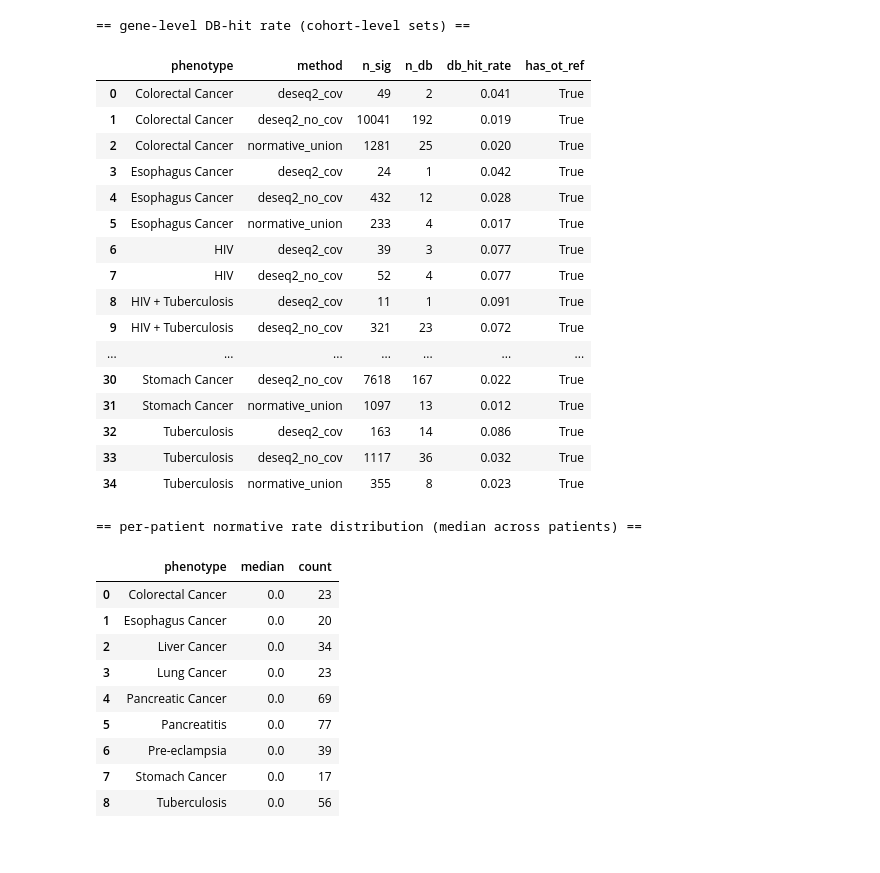
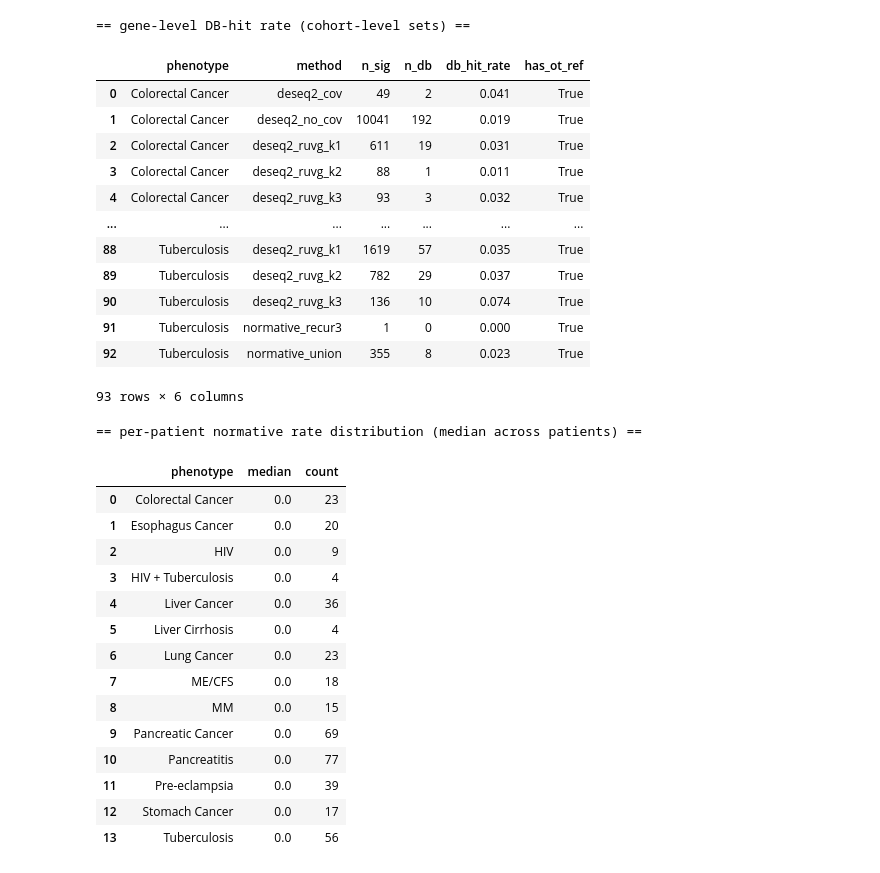
Before and after one commit to jmj3078/cfRNA_Disentaglement, a Jupyter notebook: MixedEffectsModeling/5_deseq2_group_comparison.ipynb, the cells around one changed output. Drawn from its saved outputs; the diff is of its cells as text; code cells hidden in the pictures.

```diff
--- a/MixedEffectsModeling/5_deseq2_group_comparison.ipynb
+++ b/MixedEffectsModeling/5_deseq2_group_comparison.ipynb
@@ -15,41 +159,46 @@ from MixedEffectsModeling.Benchmark import db_hit_compare as dc
 # %%
-if os.path.exists(config.ROOT / 'MixedEffectsModeling' / 'Benchmark' / 'gene_level_db_hits.csv'):
-    rates = pd.read_csv(config.ROOT / 'MixedEffectsModeling' / 'Benchmark' / 'gene_level_db_hits.csv')
-    persample_summary = pd.read_csv(config.ROOT / 'MixedEffectsModeling' / 'Benchmark' / 'gene_level_db_hits_per_sample_summary.csv')
+GENE_RATES_PATH = config.ROOT / 'MixedEffectsModeling' / 'Benchmark' / 'gene_db_hit_rates.csv'
+GENE_PERSAMPLE_PATH = config.ROOT / 'MixedEffectsModeling' / 'Benchmark' / 'gene_db_hit_rates_persample.csv'
+if os.path.exists(GENE_RATES_PATH):
+    rates = pd.read_csv(GENE_RATES_PATH)
+    persample = pd.read_csv(GENE_PERSAMPLE_PATH)
+    persample_summary = (persample[persample.has_ot_ref].groupby('phenotype')['db_hit_rate']
+                          .agg(['median', 'count']).reset_index())
 else:
     rates, persample_summary = dc.gene_level_db_hits(save=True)
 print('== gene-level DB-hit rate (cohort-level sets) ==')
 display(rates[rates.has_ot_ref].sort_values(['phenotype', 'method']).reset_index(drop=True))
 print()
 print('== per-patient normative rate distribution (median across patients) ==')
 display(persample_summary)
 # %% [output]
 == gene-level DB-hit rate (cohort-level sets) ==
 |  | phenotype | method | n_sig | n_db | db_hit_rate | has_ot_ref |
 | 0 | Colorectal Cancer | deseq2_cov | 49 | 2 | 0.041 | True |
 | 1 | Colorectal Cancer | deseq2_no_cov | 10041 | 192 | 0.019 | True |
-| 2 | Colorectal Cancer | normative_union | 1281 | 25 | 0.020 | True |
-| 3 | Esophagus Cancer | deseq2_cov | 24 | 1 | 0.042 | True |
-| 4 | Esophagus Cancer | deseq2_no_cov | 432 | 12 | 0.028 | True |
-| 5 | Esophagus Cancer | normative_union | 233 | 4 | 0.017 | True |
-| 6 | HIV | deseq2_cov | 39 | 3 | 0.077 | True |
-| 7 | HIV | deseq2_no_cov | 52 | 4 | 0.077 | True |
-| 8 | HIV + Tuberculosis | deseq2_cov | 11 | 1 | 0.091 | True |
-| 9 | HIV + Tuberculosis | deseq2_no_cov | 321 | 23 | 0.072 | True |
+| 2 | Colorectal Cancer | deseq2_ruvg_k1 | 611 | 19 | 0.031 | True |
+| 3 | Colorectal Cancer | deseq2_ruvg_k2 | 88 | 1 | 0.011 | True |
+| 4 | Colorectal Cancer | deseq2_ruvg_k3 | 93 | 3 | 0.032 | True |
 | ... | ... | ... | ... | ... | ... | ... |
-| 30 | Stomach Cancer | deseq2_no_cov | 7618 | 167 | 0.022 | True |
-| 31 | Stomach Cancer | normative_union | 1097 | 13 | 0.012 | True |
-| 32 | Tuberculosis | deseq2_cov | 163 | 14 | 0.086 | True |
-| 33 | Tuberculosis | deseq2_no_cov | 1117 | 36 | 0.032 | True |
-| 34 | Tuberculosis | normative_union | 355 | 8 | 0.023 | True |
+| 88 | Tuberculosis | deseq2_ruvg_k1 | 1619 | 57 | 0.035 | True |
+| 89 | Tuberculosis | deseq2_ruvg_k2 | 782 | 29 | 0.037 | True |
+| 90 | Tuberculosis | deseq2_ruvg_k3 | 136 | 10 | 0.074 | True |
+| 91 | Tuberculosis | normative_recur3 | 1 | 0 | 0.000 | True |
+| 92 | Tuberculosis | normative_union | 355 | 8 | 0.023 | True |
-== per-patient normative rate distribution (median across patients) ==
+93 rows × 6 columns
+== per-patient normative rate distribution (median across patients) ==
 |  | phenotype | median | count |
 | 0 | Colorectal Cancer | 0.0 | 23 |
 | 1 | Esophagus Cancer | 0.0 | 20 |
-| 2 | Liver Cancer | 0.0 | 34 |
-| 3 | Lung Cancer | 0.0 | 23 |
-| 4 | Pancreatic Cancer | 0.0 | 69 |
-| 5 | Pancreatitis | 0.0 | 77 |
-| 6 | Pre-eclampsia | 0.0 | 39 |
-| 7 | Stomach Cancer | 0.0 | 17 |
-| 8 | Tuberculosis | 0.0 | 56 |
+| 2 | HIV | 0.0 | 9 |
+| 3 | HIV + Tuberculosis | 0.0 | 4 |
+| 4 | Liver Cancer | 0.0 | 36 |
+| 5 | Liver Cirrhosis | 0.0 | 4 |
+| 6 | Lung Cancer | 0.0 | 23 |
+| 7 | ME/CFS | 0.0 | 18 |
+| 8 | MM | 0.0 | 15 |
+| 9 | Pancreatic Cancer | 0.0 | 69 |
+| 10 | Pancreatitis | 0.0 | 77 |
+| 11 | Pre-eclampsia | 0.0 | 39 |
+| 12 | Stomach Cancer | 0.0 | 17 |
+| 13 | Tuberculosis | 0.0 | 56 |
```
Also changed, not shown: parts of 9 cells of this notebook, 8 other files.
